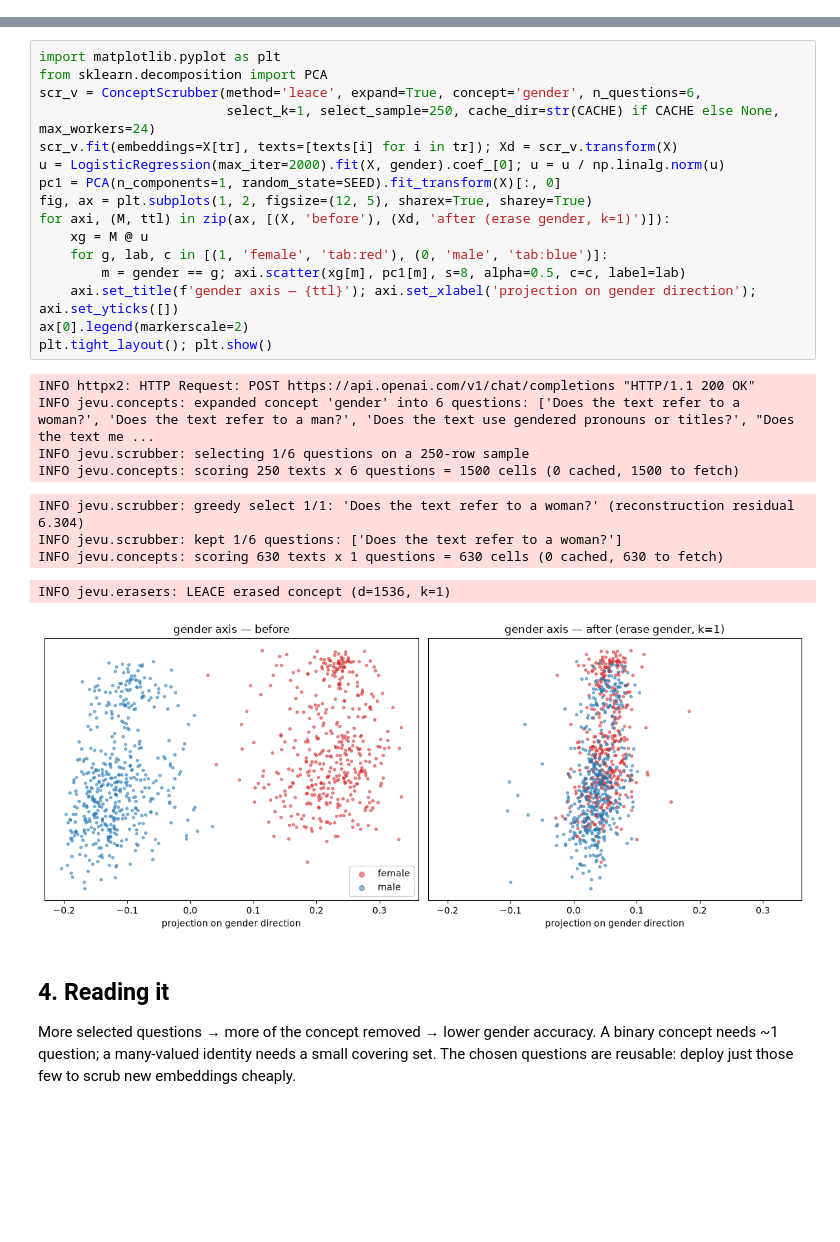
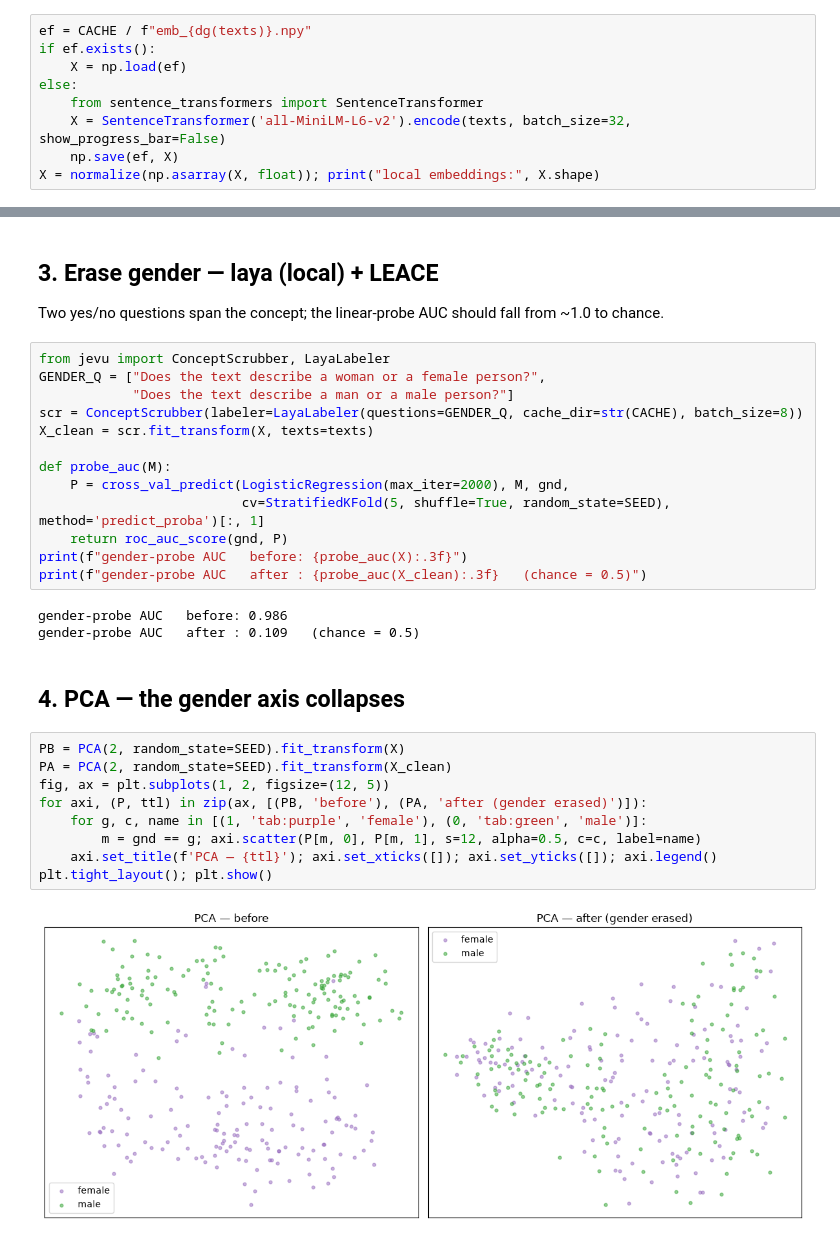
Before and after one commit to cowana-ai/jevu, a Jupyter notebook: examples/gender_erasure.ipynb, the cells around one changed output, grey strips where cells are left out. Cells and saved outputs as stored; diff of their text form; blank space fills up the shorter version.

```diff
--- a/examples/gender_erasure.ipynb
+++ b/examples/gender_erasure.ipynb
@@ -150,0 +50,9 @@ x-axis = projection onto the gender direction (a probe's normal), y-axis = 1st P
+# %%
+ef = CACHE / f"emb_{dg(texts)}.npy"
+if ef.exists():
+    X = np.load(ef)
+else:
+    from sentence_transformers import SentenceTransformer
+    X = SentenceTransformer('all-MiniLM-L6-v2').encode(texts, batch_size=32, show_progress_bar=False)
+    np.save(ef, X)
+X = normalize(np.asarray(X, float)); print("local embeddings:", X.shape)
@@ -151,30 +61,33 @@ x-axis = projection onto the gender direction (a probe's normal), y-axis = 1st P
+# %% [markdown]
+## 3. Erase gender — laya (local) + LEACE
+
+Two yes/no questions span the concept; the linear-probe AUC should fall from ~1.0 to chance.
+# %%
+from jevu import ConceptScrubber, LayaLabeler
+GENDER_Q = ["Does the text describe a woman or a female person?",
+            "Does the text describe a man or a male person?"]
+scr = ConceptScrubber(labeler=LayaLabeler(questions=GENDER_Q, cache_dir=str(CACHE), batch_size=8))
+X_clean = scr.fit_transform(X, texts=texts)
+
+def probe_auc(M):
+    P = cross_val_predict(LogisticRegression(max_iter=2000), M, gnd,
+                          cv=StratifiedKFold(5, shuffle=True, random_state=SEED), method='predict_proba')[:, 1]
+    return roc_auc_score(gnd, P)
+print(f"gender-probe AUC   before: {probe_auc(X):.3f}")
+print(f"gender-probe AUC   after : {probe_auc(X_clean):.3f}   (chance = 0.5)")
+# %% [output]
+gender-probe AUC   before: 0.986
+gender-probe AUC   after : 0.109   (chance = 0.5)
+# %% [markdown]
+## 4. PCA — the gender axis collapses
 # %%
-import matplotlib.pyplot as plt
-from sklearn.decomposition import PCA
-scr_v = ConceptScrubber(method='leace', expand=True, concept='gender', n_questions=6,
-                        select_k=1, select_sample=250, cache_dir=str(CACHE) if CACHE else None, max_workers=24)
-scr_v.fit(embeddings=X[tr], texts=[texts[i] for i in tr]); Xd = scr_v.transform(X)
-u = LogisticRegression(max_iter=2000).fit(X, gender).coef_[0]; u = u / np.linalg.norm(u)
-pc1 = PCA(n_components=1, random_state=SEED).fit_transform(X)[:, 0]
-fig, ax = plt.subplots(1, 2, figsize=(12, 5), sharex=True, sharey=True)
-for axi, (M, ttl) in zip(ax, [(X, 'before'), (Xd, 'after (erase gender, k=1)')]):
-    xg = M @ u
-    for g, lab, c in [(1, 'female', 'tab:red'), (0, 'male', 'tab:blue')]:
-        m = gender == g; axi.scatter(xg[m], pc1[m], s=8, alpha=0.5, c=c, label=lab)
-    axi.set_title(f'gender axis — {ttl}'); axi.set_xlabel('projection on gender direction'); axi.set_yticks([])
-ax[0].legend(markerscale=2)
+PB = PCA(2, random_state=SEED).fit_transform(X)
+PA = PCA(2, random_state=SEED).fit_transform(X_clean)
+fig, ax = plt.subplots(1, 2, figsize=(12, 5))
+for axi, (P, ttl) in zip(ax, [(PB, 'before'), (PA, 'after (gender erased)')]):
+    for g, c, name in [(1, 'tab:purple', 'female'), (0, 'tab:green', 'male')]:
+        m = gnd == g; axi.scatter(P[m, 0], P[m, 1], s=12, alpha=0.5, c=c, label=name)
+    axi.set_title(f'PCA — {ttl}'); axi.set_xticks([]); axi.set_yticks([]); axi.legend()
 plt.tight_layout(); plt.show()
 # %% [output]
-INFO httpx2: HTTP Request: POST https://api.openai.com/v1/chat/completions "HTTP/1.1 200 OK"
-INFO jevu.concepts: expanded concept 'gender' into 6 questions: ['Does the text refer to a woman?', 'Does the text refer to a man?', 'Does the text use gendered pronouns or titles?', "Does the text me ...
-INFO jevu.scrubber: selecting 1/6 questions on a 250-row sample
-INFO jevu.concepts: scoring 250 texts x 6 questions = 1500 cells (0 cached, 1500 to fetch)
-INFO jevu.scrubber: greedy select 1/1: 'Does the text refer to a woman?' (reconstruction residual 6.304)
-INFO jevu.scrubber: kept 1/6 questions: ['Does the text refer to a woman?']
-INFO jevu.concepts: scoring 630 texts x 1 questions = 630 cells (0 cached, 630 to fetch)
-INFO jevu.erasers: LEACE erased concept (d=1536, k=1)
-[figure, old version]
+[figure, new version]
-# %% [markdown]
-## 4. Reading it
-
-More selected questions → more of the concept removed → lower gender accuracy. A binary concept needs ~1 question; a many-valued identity needs a small covering set. The chosen questions are reusable: deploy just those few to scrub new embeddings cheaply.
```
Also changed, not shown: parts of 16 cells of this notebook, 3 other files.
